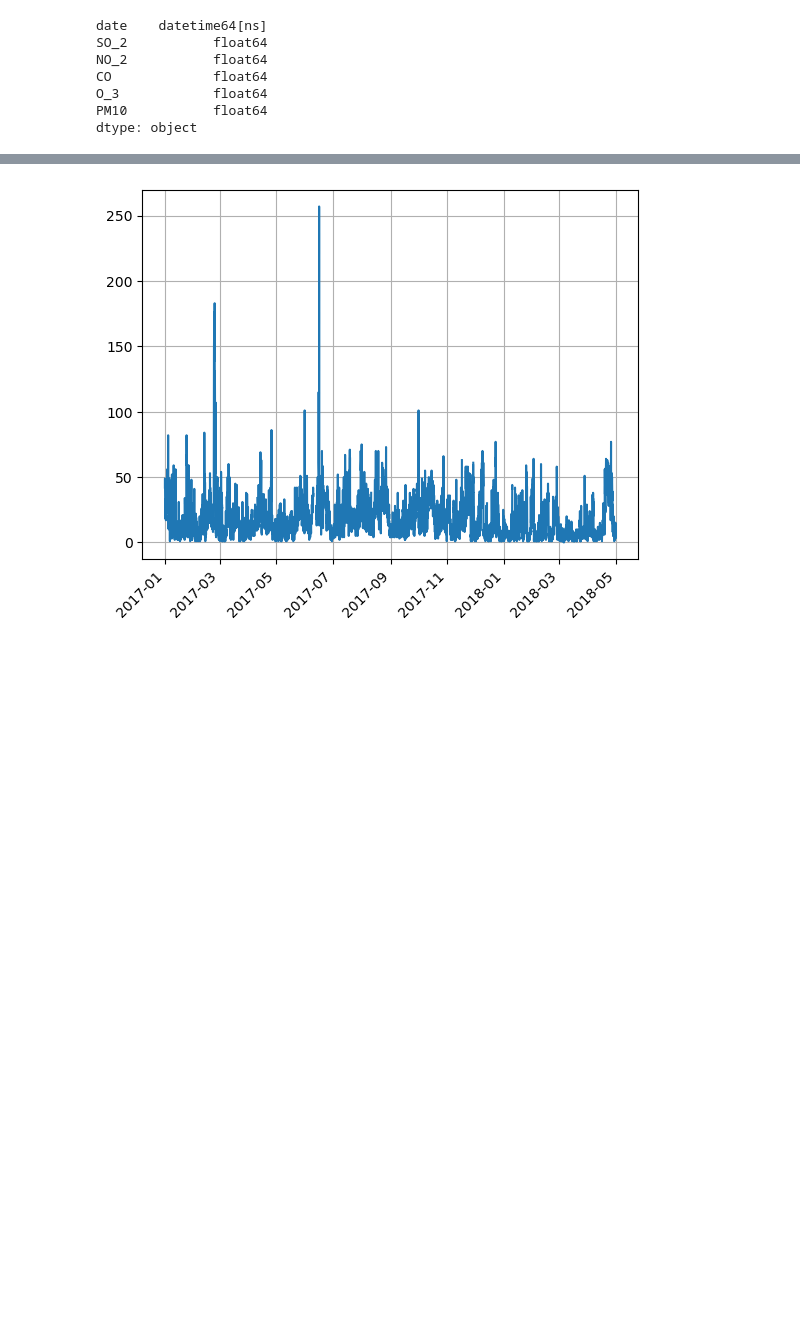
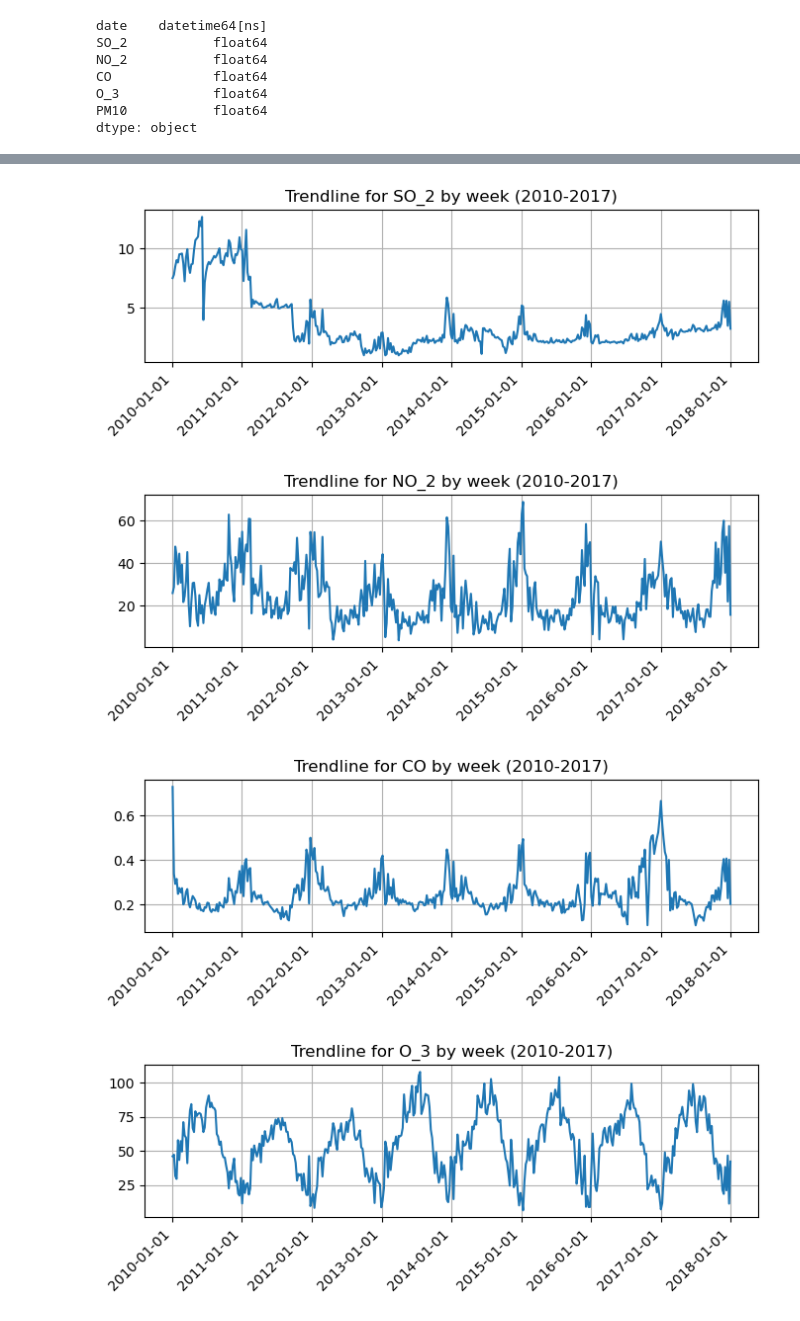
Before and after one commit to svapichon/air-quality-prediction, a Jupyter notebook: madrid.ipynb, the cells around one changed output, grey strips where cells are left out. Cells and saved outputs as stored; diff of their text form; code cells hidden in the pictures; blank space fills up the shorter version.

```diff
--- a/madrid.ipynb
+++ b/madrid.ipynb
@@ -100,0 +100,4 @@ dtype: object
+# %%
+# df.to_csv('df_cleaned.csv', index=False)
+df = pd.read_csv('df_cleaned.csv')
+df.head()
@@ -101,9 +123,19 @@ dtype: object
 # %%
-df = df.sort_values('date')
+import matplotlib.dates as mdates
 
-df_sample = df.query('date > "2017-01-01"')
-plt.plot(df_sample.date, df_sample.PM10)
-plt.xticks(rotation=45, ha='right')
-plt.grid()
+df_sample = df.query('date > "2010-01-01" and date <= "2017-12-31"').set_index('date')
+df_sample.index = pd.to_datetime(df_sample.index)
+df_sample = df_sample.resample('W').agg('mean')
+
+for col in df_sample.columns:
+    fig, ax = plt.subplots(figsize=(8,2))
+    ax.plot(df_sample[col], label=col)
+    ax.set_xticklabels(df_sample.index, rotation=45, ha='right')
+    ax.xaxis.set_major_formatter(mdates.DateFormatter('%Y-%m-%d')) # remove time
+    ax.set_title(f'Trendline for {col} by week (2010-2017)')
+    ax.grid()
 # %% [output]
-[figure, old version]
+[figure, new version]
+[figure, added]
+[figure, added]
+[figure, added]
```
Also changed, not shown: parts of 37 cells of this notebook, 1 other file.
